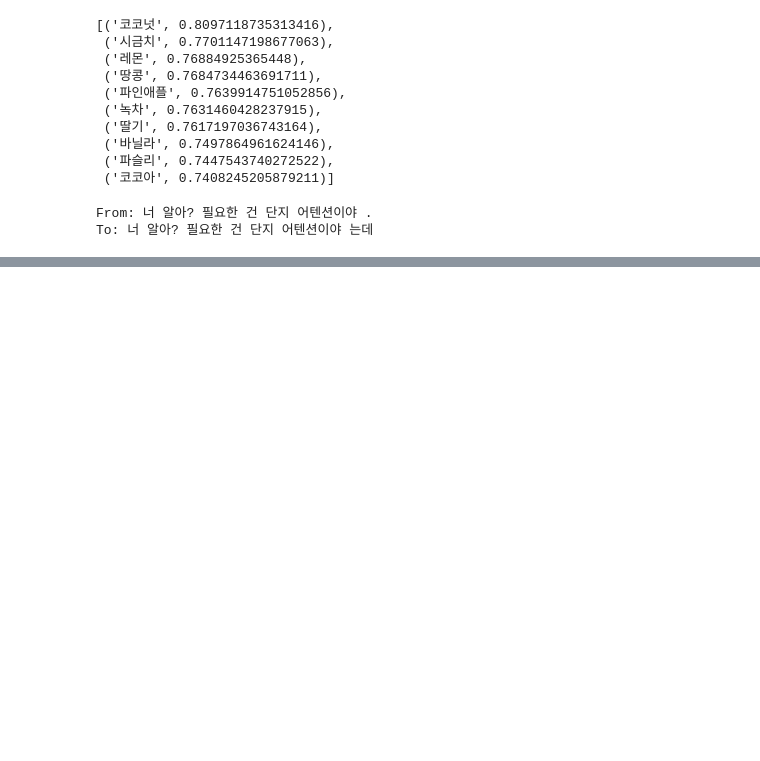
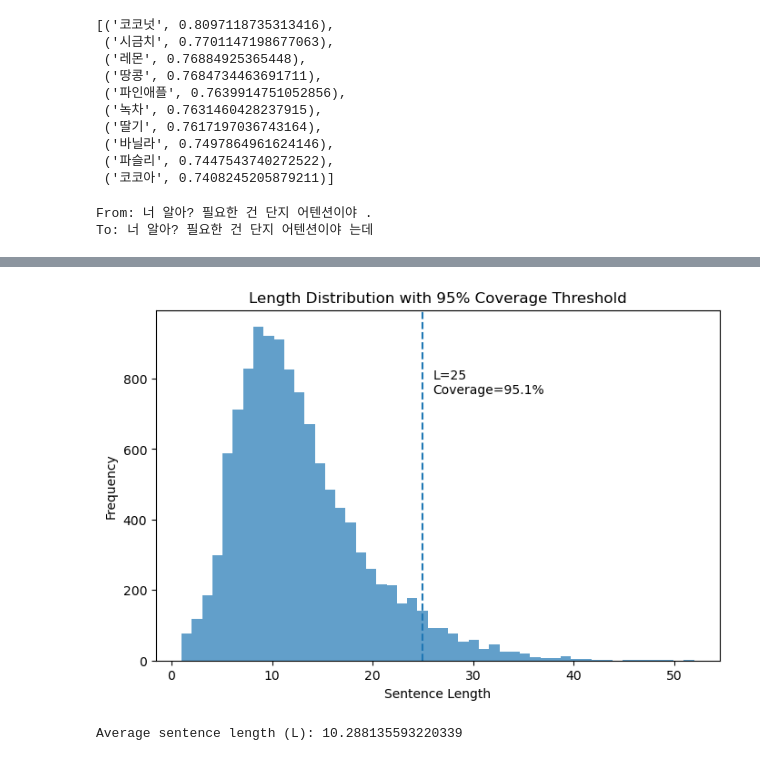
Before and after one commit to haji8-de/AIFFEL_quest_rs, a Jupyter notebook: GoingDeeper/Deep07/goingdepeer02.ipynb, the cells around one changed output, grey strips where cells are left out. Cells and saved outputs as stored; diff of their text form; code cells hidden in the pictures; blank space fills up the shorter version.

```diff
--- a/GoingDeeper/Deep07/goingdepeer02.ipynb
+++ b/GoingDeeper/Deep07/goingdepeer02.ipynb
@@ -1854,0 +2193,51 @@ print(new_corpus[:10])
+# %%
+import matplotlib.pyplot as plt
+import numpy as np
+
+# 문장 길이 계산
+lengths = [len(s) for s in train_kor_q_sentences]
+
+# 기준 길이 (문장에서 사용)
+L_max = 25
+
+# coverage 계산
+coverage = sum(1 for l in lengths if l <= L_max) / len(lengths)
+
+# 그래프
+plt.figure(figsize=(8, 5))
+plt.hist(lengths, bins=50, alpha=0.7)
+
+# 기준선 추가
+plt.axvline(L_max, linestyle='--')
+
+# 텍스트 표시
+plt.text(L_max + 1, max(np.histogram(lengths, bins=50)[0]) * 0.8,
+         f"L={L_max}\nCoverage={coverage*100:.1f}%")
+
+# 라벨
+plt.xlabel("Sentence Length")
+plt.ylabel("Frequency")
+plt.title("Length Distribution with 95% Coverage Threshold")
+
+plt.show()
+# %% [output]
+[figure, added]
+# %%
+def average_length(dataset):
+    total_tokens = 0
+    total_sentences = 0
+
+    for sentence in dataset:
+        total_tokens += len(sentence.split(" "))
+        total_sentences += 1
+
+    return total_tokens / total_sentences if total_sentences > 0 else 0
+
+
+# 전체 데이터 합치기
+all_data = test_kor_q_sentences + test_kor_a_sentences
+L = average_length(all_data)
+
+print("Average sentence length (L):", L)
+# %% [output]
+Average sentence length (L): 10.288135593220339
```
Also changed, not shown: parts of 27 cells of this notebook, 2 other files.
